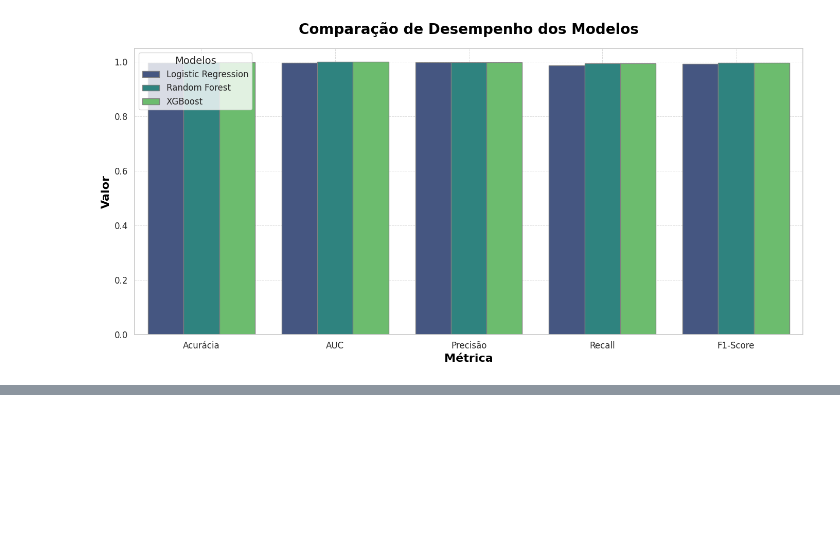
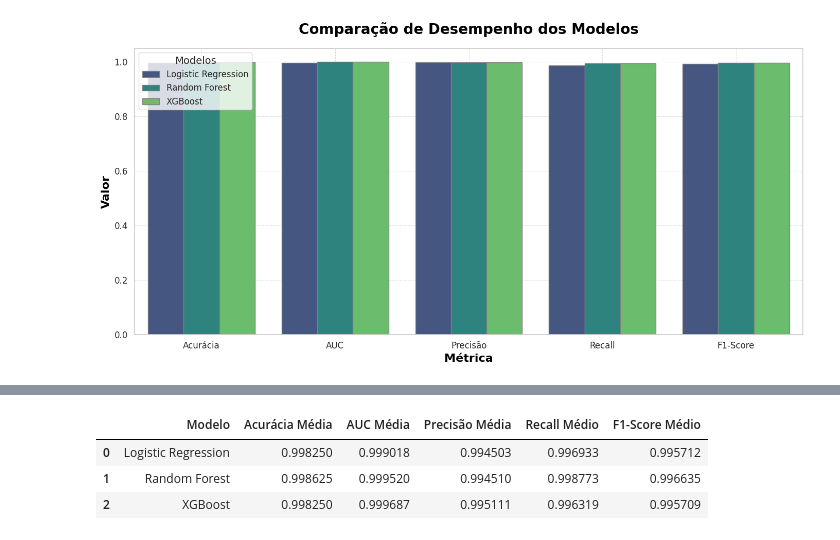
Before and after one commit to GabrielNFR/AnaliseChurnBanco, a Jupyter notebook: main.ipynb, the cells around one changed output, grey strips where cells are left out. Saved outputs shown, nothing was run; the diff lists cells and outputs as text; code cells hidden in the pictures; blank space fills up the shorter version.

```diff
--- a/main.ipynb
+++ b/main.ipynb
@@ -497,0 +620,80 @@ plt.show()
+# %%
+from sklearn.model_selection import StratifiedKFold
+
+# Verificar o número de amostras para garantir consistência
+print("Tamanho de X_train_scaled:", X_train_scaled.shape)
+print("Tamanho de y_train:", y_train.shape)
+
+# Modelos para serem testados
+logistic_model = LogisticRegression(random_state=42, max_iter=500)
+random_forest_model = RandomForestClassifier(random_state=42)
+xgboost_model = XGBClassifier(eval_metric='logloss', random_state=42)
+
+modelos = {
+    "Logistic Regression": logistic_model,
+    "Random Forest": random_forest_model,
+    "XGBoost": xgboost_model
+}
+
+resultados_validacao_interna = {
+    "Modelo": [],
+    "Acurácia Média": [],
+    "AUC Média": [],
+    "Precisão Média": [],
+    "Recall Médio": [],
+    "F1-Score Médio": []
+}
+
+resultados_validacao_externa = {
+    "Modelo": [],
+    "Acurácia Externa": [],
+    "AUC Externa": [],
+    "Precisão Externa": [],
+    "Recall Externo": [],
+    "F1-Score Externo": []
+}
+
+# Cross-validation (validação interna com df_bank)
+cv = StratifiedKFold(n_splits=5, shuffle=True, random_state=42)
+
+for nome, modelo in modelos.items():
+    # Cross-validation scores
+    auc_scores = cross_val_score(modelo, X_train_scaled, y_train, cv=cv, scoring='roc_auc')
+    accuracy_scores = cross_val_score(modelo, X_train_scaled, y_train, cv=cv, scoring='accuracy')
+    precision_scores = cross_val_score(modelo, X_train_scaled, y_train, cv=cv, scoring='precision')
+    recall_scores = cross_val_score(modelo, X_train_scaled, y_train, cv=cv, scoring='recall')
+    f1_scores = cross_val_score(modelo, X_train_scaled, y_train, cv=cv, scoring='f1')
+
+    # Armazenar resultados da validação interna
+    resultados_validacao_interna["Modelo"].append(nome)
+    resultados_validacao_interna["Acurácia Média"].append(accuracy_scores.mean())
+    resultados_validacao_interna["AUC Média"].append(auc_scores.mean())
+    resultados_validacao_interna["Precisão Média"].append(precision_scores.mean())
+    resultados_validacao_interna["Recall Médio"].append(recall_scores.mean())
+    resultados_validacao_interna["F1-Score Médio"].append(f1_scores.mean())
+
+    # Treinar o modelo no conjunto de treino completo
+    modelo.fit(X_train_scaled, y_train)
+
+    # Avaliação no conjunto df_test (validação externa)
+    y_pred_test = modelo.predict(X_test_scaled)
+    y_proba_test = modelo.predict_proba(X_test_scaled)[:, 1]
+
+    # Armazenar resultados da validação externa
+    resultados_validacao_externa["Modelo"].append(nome)
+    resultados_validacao_externa["Acurácia Externa"].append(accuracy_score(y_test, y_pred_test))
+    resultados_validacao_externa["AUC Externa"].append(roc_auc_score(y_test, y_proba_test))
+    resultados_validacao_externa["Precisão Externa"].append(precision_score(y_test, y_pred_test, zero_division=0))
+    resultados_validacao_externa["Recall Externo"].append(recall_score(y_test, y_pred_test))
+    resultados_validacao_externa["F1-Score Externo"].append(f1_score(y_test, y_pred_test))
+
+# DataFrames para visualização dos resultados
+df_validacao_interna = pd.DataFrame(resultados_validacao_interna)
+df_validacao_externa = pd.DataFrame(resultados_validacao_externa)
+
+# Exibir os resultados lado a lado
+print("Resultados da Validação Interna (Cross-Validation com df_bank):")
+display(df_validacao_interna)
+print("\nResultados da Validação Externa (df_test):")
+display(df_validacao_externa)
+# %% [output]
@@ -497,0 +703,4 @@ plt.show()
+|  | Modelo | Acurácia Média | AUC Média | Precisão Média | Recall Médio | F1-Score Médio |
+| 0 | Logistic Regression | 0.998250 | 0.999018 | 0.994503 | 0.996933 | 0.995712 |
+| 1 | Random Forest | 0.998625 | 0.999520 | 0.994510 | 0.998773 | 0.996635 |
+| 2 | XGBoost | 0.998250 | 0.999687 | 0.995111 | 0.996319 | 0.995709 |
```
Also changed, not shown: parts of 19 cells of this notebook.
